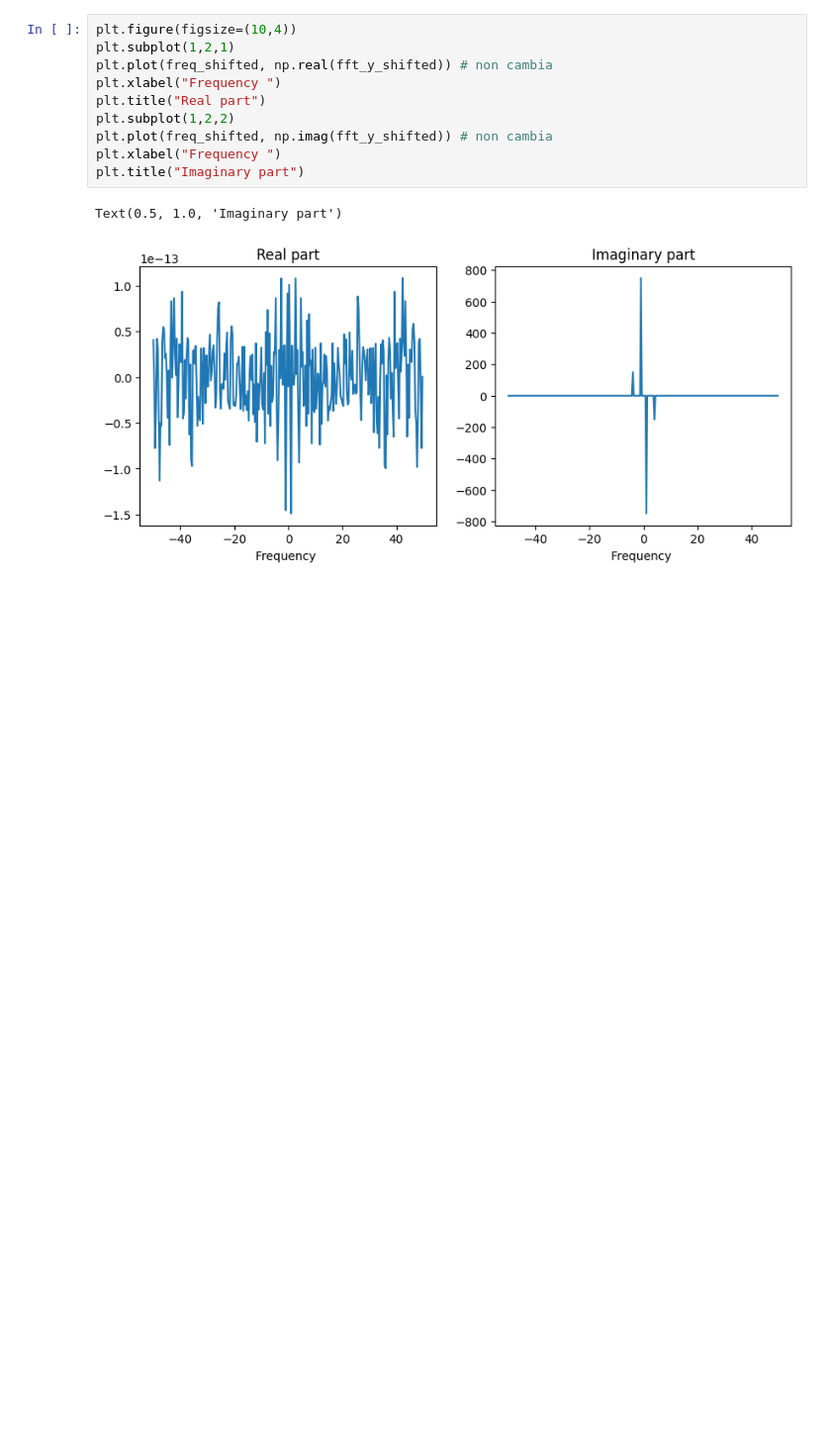
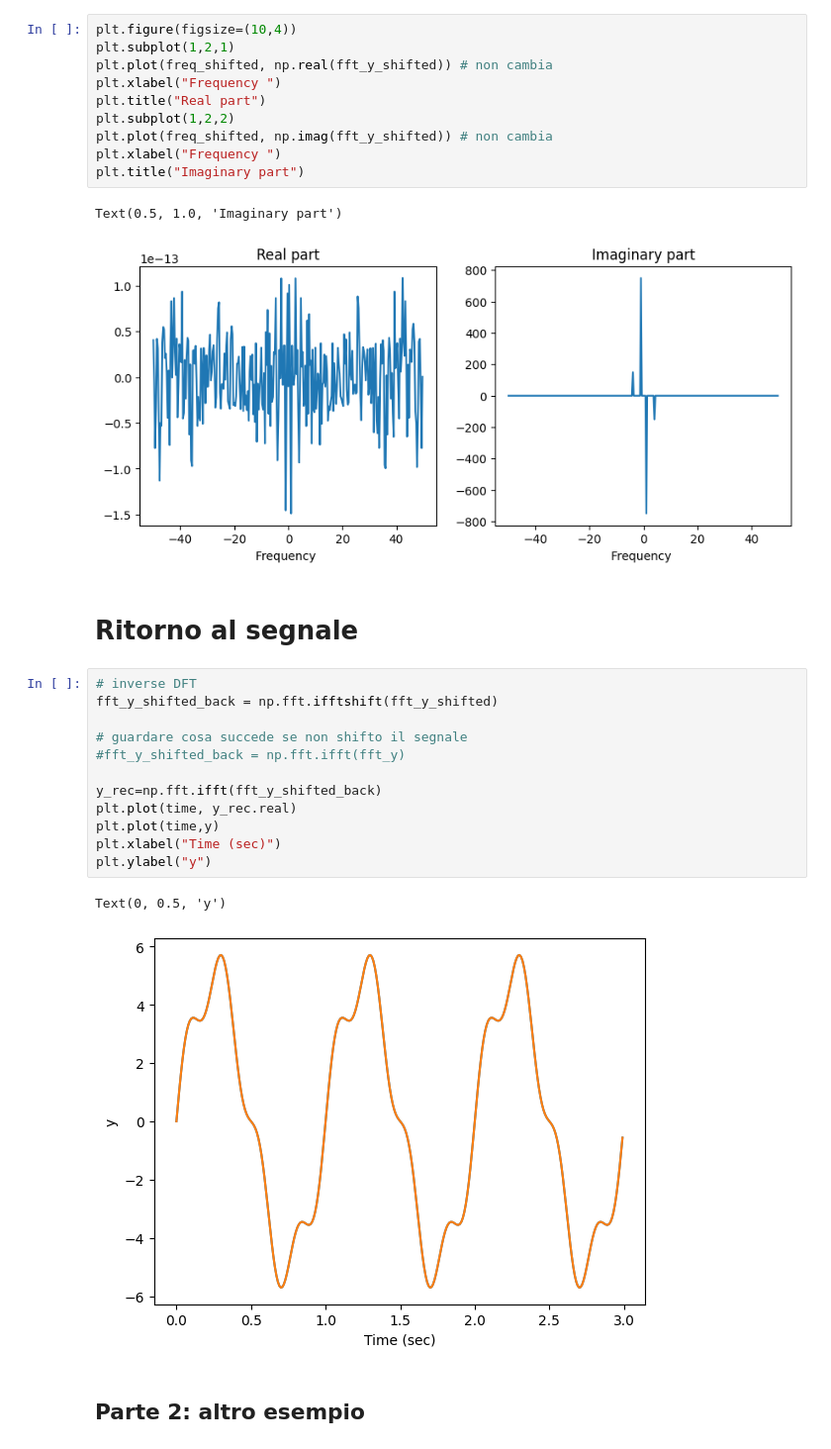
Before and after one commit to Malchio03/FourierTransform-Notebook, a Jupyter notebook: fourier.ipynb, the cells around one changed output. Shown at 99% size. Cells and saved outputs as stored; diff of their text form; blank space fills up the shorter version.

```diff
--- a/fourier.ipynb
+++ b/fourier.ipynb
@@ -137,3 +137,22 @@ plt.title("Imaginary part")
 # %% [output]
 Text(0.5, 1.0, 'Imaginary part')
 [figure]
+# %% [markdown]
+# Ritorno al segnale
+# %%
+# inverse DFT
+fft_y_shifted_back = np.fft.ifftshift(fft_y_shifted)
+
+# guardare cosa succede se non shifto il segnale
+#fft_y_shifted_back = np.fft.ifft(fft_y)
+
+y_rec=np.fft.ifft(fft_y_shifted_back)
+plt.plot(time, y_rec.real)
+plt.plot(time,y)
+plt.xlabel("Time (sec)")
+plt.ylabel("y")
+# %% [output]
+Text(0, 0.5, 'y')
+[figure, added]
+# %% [markdown]
+## Parte 2: altro esempio
```
Also changed, not shown: parts of 11 cells of this notebook.
